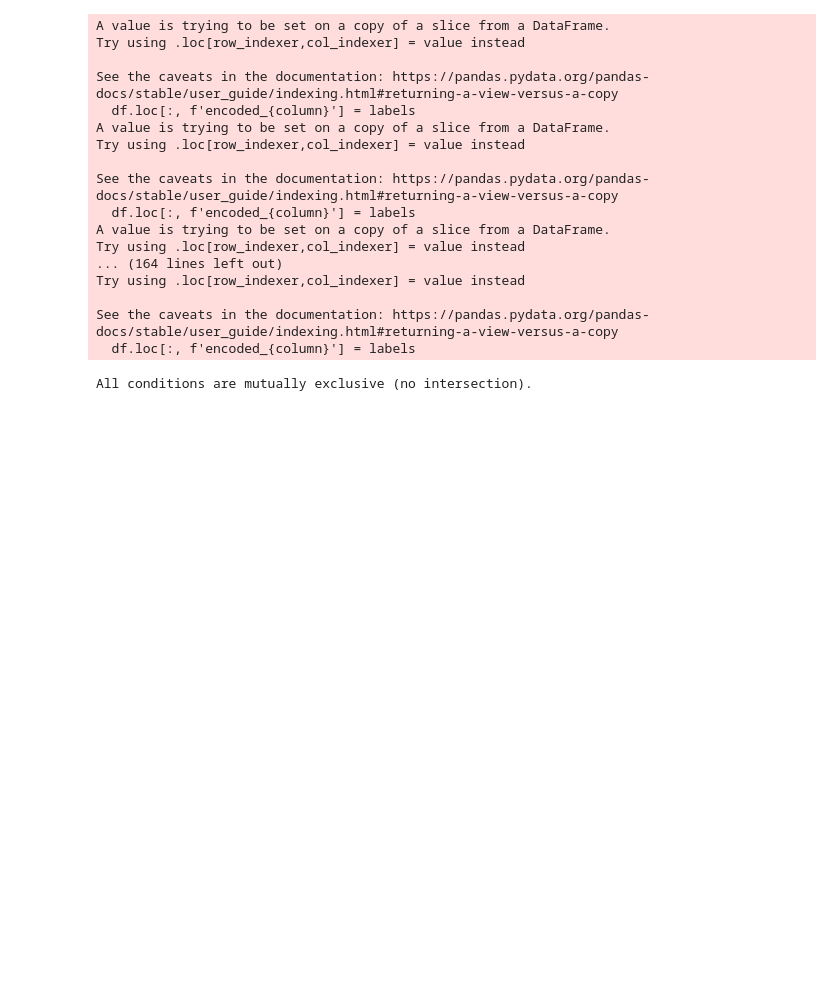
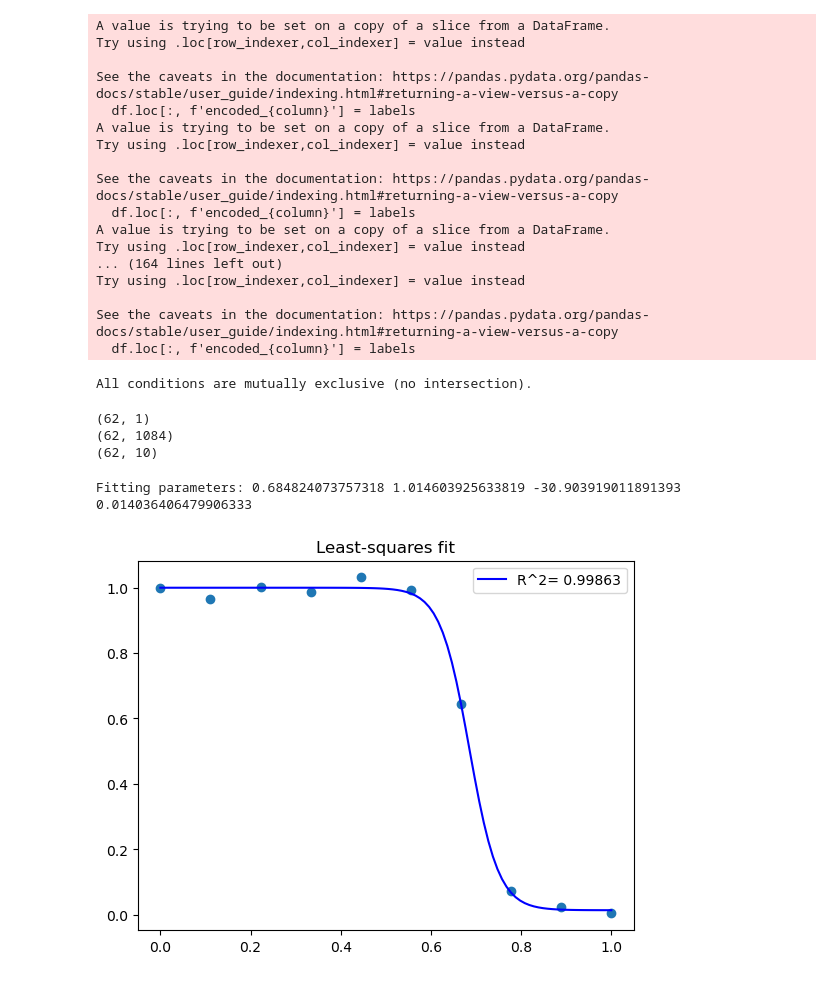
Before and after one commit to Paul-A-Lavender/MOGP-Transferable-kernel-learning, a Jupyter notebook: DataPreprocessing.ipynb, the cells around one changed output. Cells and saved outputs as stored; diff of their text form; code cells hidden in the pictures; blank space fills up the shorter version.

Commit message:
4-params sigmoid

```diff
--- a/DataPreprocessing.ipynb
+++ b/DataPreprocessing.ipynb
@@ -199,12 +200,20 @@ X_domain_info_2_shots=X_domain_info.loc[indexes]
 X_df_2_shots=X_df.loc[indexes]
 y_df_2_shots=y_df.loc[indexes]
 
+print(X_domain_info_2_shots.shape)
+print(X_df_2_shots.shape)
+print(y_df_2_shots.shape)
+
 with open('data/X_domain_info_2_shots.pkl', 'wb') as f:
     pickle.dump(X_domain_info_2_shots, f)
 with open('data/X_df_2_shots.pkl', 'wb') as f:
     pickle.dump(X_df_2_shots, f)
 with open('data/y_df_2_shots.pkl', 'wb') as f:
     pickle.dump(y_df_2_shots, f)
+# %% [output]
+(62, 1)
+(62, 1084)
+(62, 10)
 # %%
 X_df_toy=toy_dataset_embedded.loc[:, condition_all_X]
 X_domain_info_toy=toy_dataset_embedded.loc[:, condition_all_domain_X]
@@ -221,3 +230,48 @@ with open('data/X_domain_info_toy.pkl', 'wb') as f:
     pickle.dump(X_domain_info_toy, f)
 with open('data/y_df_toy.pkl', 'wb') as f:
     pickle.dump(y_df_toy, f)
+# %%
+from scipy.optimize import curve_fit
+from sklearn.metrics import r2_score
+def sigmoid_4_param(x, x0, L, k, d):
+    """ Comparing with Dennis Wang's sigmoid:
+    x0 -  p - position, correlation with IC50 or EC50
+        bounds [0, 1]
+    L = 1 in Dennis Wang's sigmoid, protect from devision by zero if x is too small
+        L<1 inverted sigmoid, l=100 - lower upper and lower boundso sigmpoid on y axis (y= [0.1, 0.11])
+        bounds [0.8, 10]
+    k = -1/s (s -shape parameter)  default = -10 k=0 straight line, k<0 sigmoid around k=-10
+        bounds [1, -100]
+    d - determines the vertical position of the sigmoid - shift on y axis - better fitting then Dennis Wang's sigmoid
+         bounds [0, 0.9]
+    parameters_bound ((0, 0.8, -100, 0), (1, 10, 1, 0.9))
+    """
+    return ( 1/ (L + np.exp(-k*(x-x0))) + d)
+
+def FitCurve(fitting_function, x, y, parameters_guess=None, bounds = (-1000, 1000), to_plot = False):
+#     from scipy.optimize import curve_fit
+
+    if parameters_guess:
+        parameters, p_covariance = curve_fit(fitting_function, x, y, parameters_guess,maxfev=10000)
+    else:
+        parameters, p_covariance = curve_fit(fitting_function, x, y,maxfev=10000)
+    x2 = np.linspace(0, 1, 10)
+    y_fit = fitting_function(x, *parameters)
+    r2 = r2_score(y, y_fit)
+
+    if to_plot:
+        print("Fitting parameters:", *parameters)
+        plt.scatter(x, y)
+        x2 = np.linspace(0, 1, 100)
+        y2 = fitting_function(x2, *parameters)
+        plt.plot(x2, y2, "blue", label = "R^2= %0.5f"%r2)
+        plt.title('Least-squares fit')
+        plt.legend()
+    return r2, parameters
+
+x = np.linspace(0,1, 10)
+y=[1,0.966554453,1.002028592,0.987976122,1.030967736,0.993374334,0.642977551,0.071645846,0.022449543,0.00407778]
+r2,params=FitCurve(sigmoid_4_param,x,y,to_plot=True)
+# %% [output]
+Fitting parameters: 0.684824073757318 1.014603925633819 -30.903919011891393 0.014036406479906333
+[figure, added]
```
Also changed, not shown: parts of 3 cells of this notebook, 1 other file.
